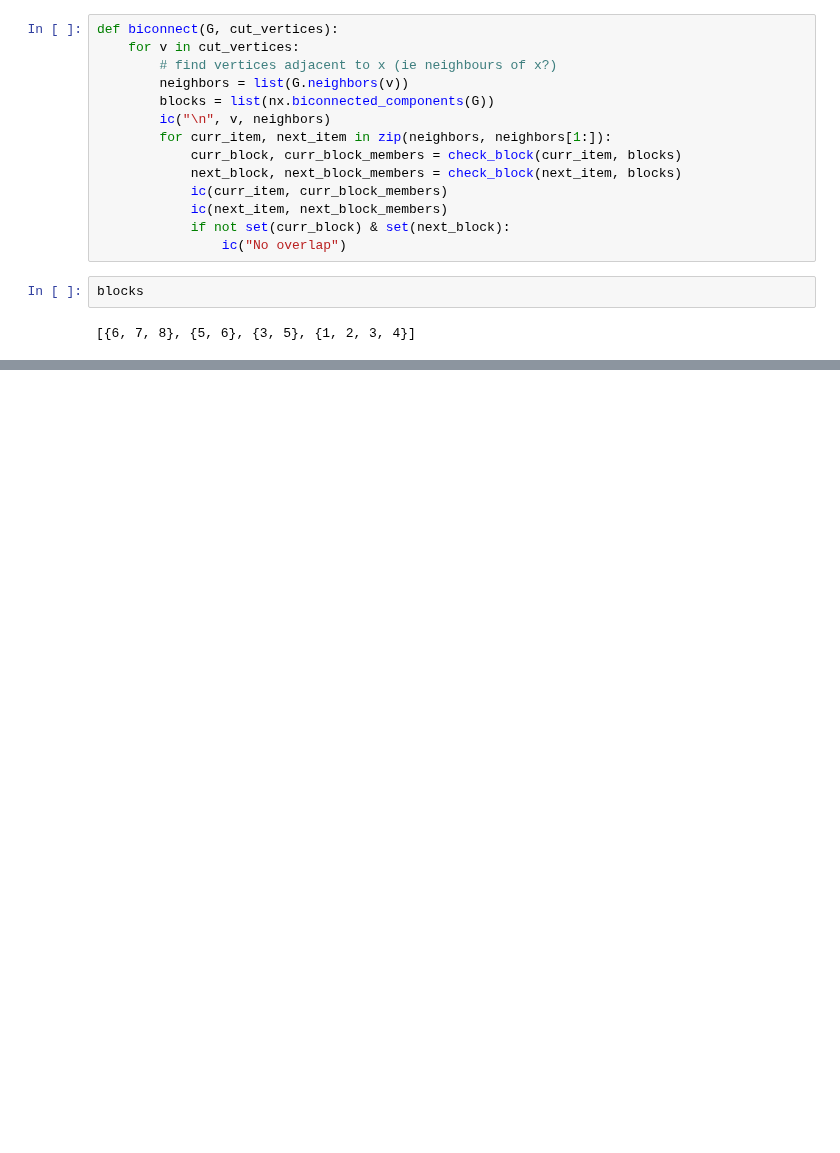
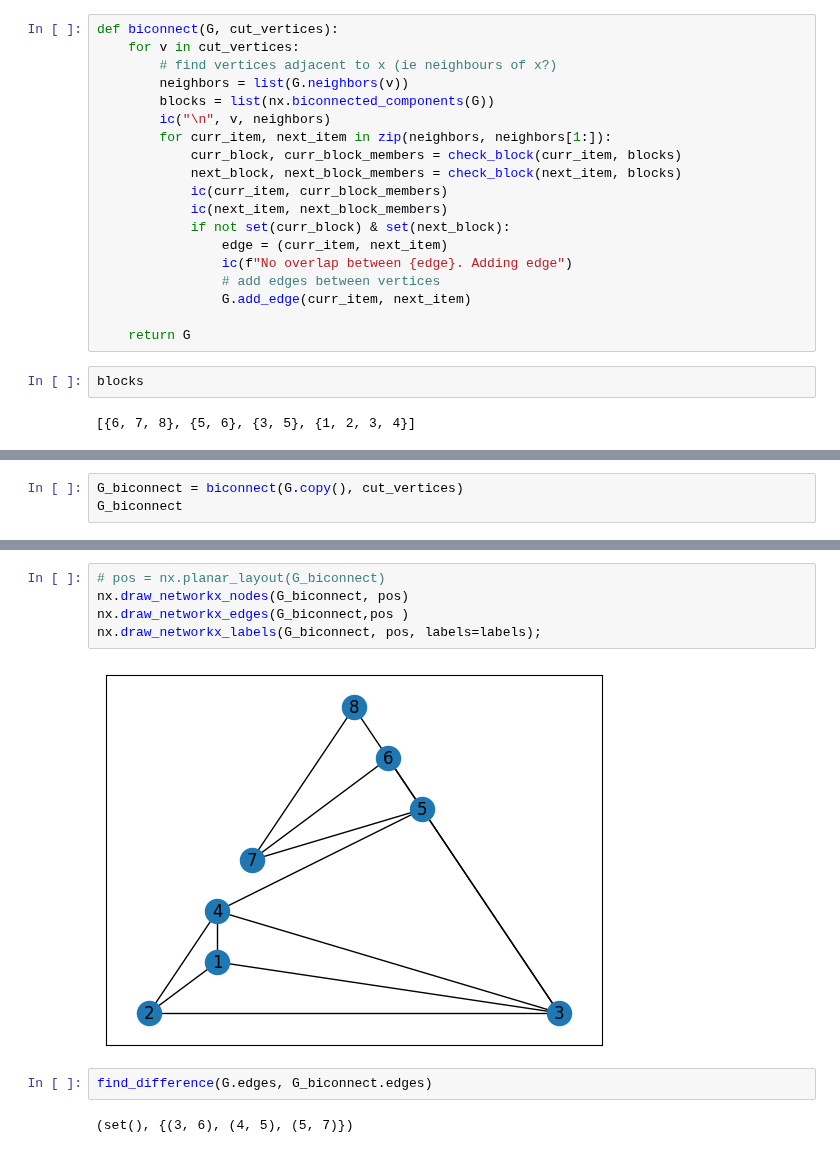
Before and after one commit to juliet29/bisht2022, a Jupyter notebook: test_graph.ipynb, the cells around one changed output, grey strips where cells are left out. Drawn from its saved outputs; the diff is of its cells as text; blank space fills up the shorter version.

```diff
--- a/test_graph.ipynb
+++ b/test_graph.ipynb
@@ -74,7 +87,12 @@ def biconnect(G, cut_vertices):
             ic(curr_item, curr_block_members)
             ic(next_item, next_block_members)
             if not set(curr_block) & set(next_block):
-                ic("No overlap")
+                edge = (curr_item, next_item)
+                ic(f"No overlap between {edge}. Adding edge")
+                # add edges between vertices
+                G.add_edge(curr_item, next_item)
+
+    return G
 # %%
 blocks
 # %% [output]
@@ -101,0 +100,3 @@ ic| 'No overlap'
+# %%
+G_biconnect = biconnect(G.copy(), cut_vertices)
+G_biconnect
@@ -101,0 +122,11 @@ ic| 'No overlap'
+# %%
+# pos = nx.planar_layout(G_biconnect)
+nx.draw_networkx_nodes(G_biconnect, pos)
+nx.draw_networkx_edges(G_biconnect,pos )
+nx.draw_networkx_labels(G_biconnect, pos, labels=labels);
+# %% [output]
+[figure, added]
+# %%
+find_difference(G.edges, G_biconnect.edges)
+# %% [output]
+(set(), {(3, 6), (4, 5), (5, 7)})
```
Also changed, not shown: parts of 16 cells of this notebook, 4 other files.
